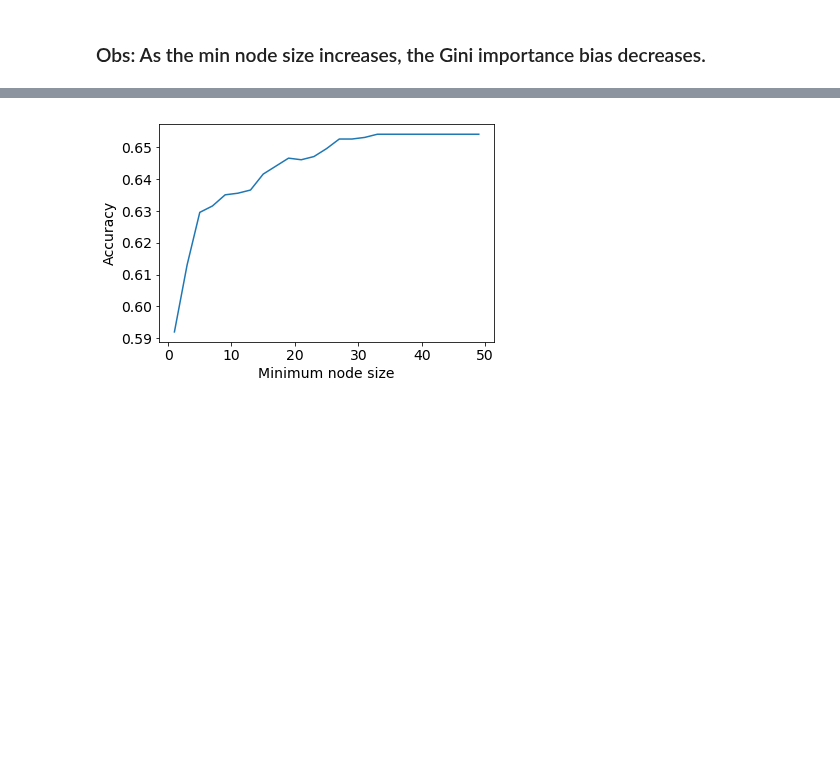
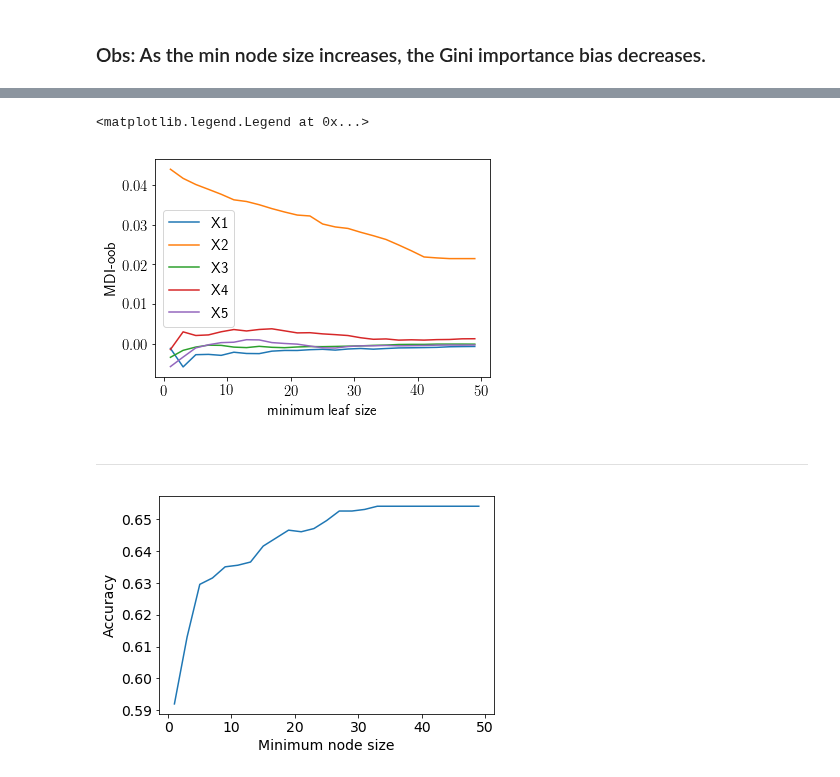
Before and after one commit to shifwang/paper-debiased-feature-importance, a Jupyter notebook: simulations/01_hyperparameter_effect_on_Gini.ipynb, the cells around one changed output, grey strips where cells are left out. Cells and saved outputs as stored; diff of their text form; code cells hidden in the pictures; blank space fills up the shorter version.

```diff
--- a/simulations/01_hyperparameter_effect_on_Gini.ipynb
+++ b/simulations/01_hyperparameter_effect_on_Gini.ipynb
@@ -67,3 +74,24 @@ plt.plot( (1. * node_size) ** -1, feature_imps.T[:, 4], '-*')
+# %%
+node_size = np.arange(1, 50, 2)
+feature_imps = np.zeros((5, len(node_size)))
+accs = np.zeros((len(node_size),))
+for i, size in enumerate(node_size):
+    rf = RandomForestClassifier(n_estimators=300, min_samples_leaf=size, random_state=10)
+    rf.fit(X, y)
+    feature_imps[:, i] = feature_importance(rf, X, y_one_hot, type='oob', normalized=False)[0]
+    yy_pred = rf.predict(XX)
+    accs[i] = accuracy_score(yy_pred, yy)
+# %%
+plt.plot(node_size, feature_imps.T)
+plt.rcParams.update({'font.size': 15})
+plt.xlabel('minimum leaf size')
+plt.ylabel('MDI-oob')
+plt.legend(['X1', 'X2', 'X3', 'X4', 'X5'])
+# %% [output]
+<matplotlib.legend.Legend at 0x...>
+[figure, added]
+# %% [markdown]
+<hr />
 # %%
 plt.plot(node_size, accs)
 plt.rcParams.update({'font.size': 14})
```
Also changed, not shown: parts of 6 cells of this notebook, 8 other files.
